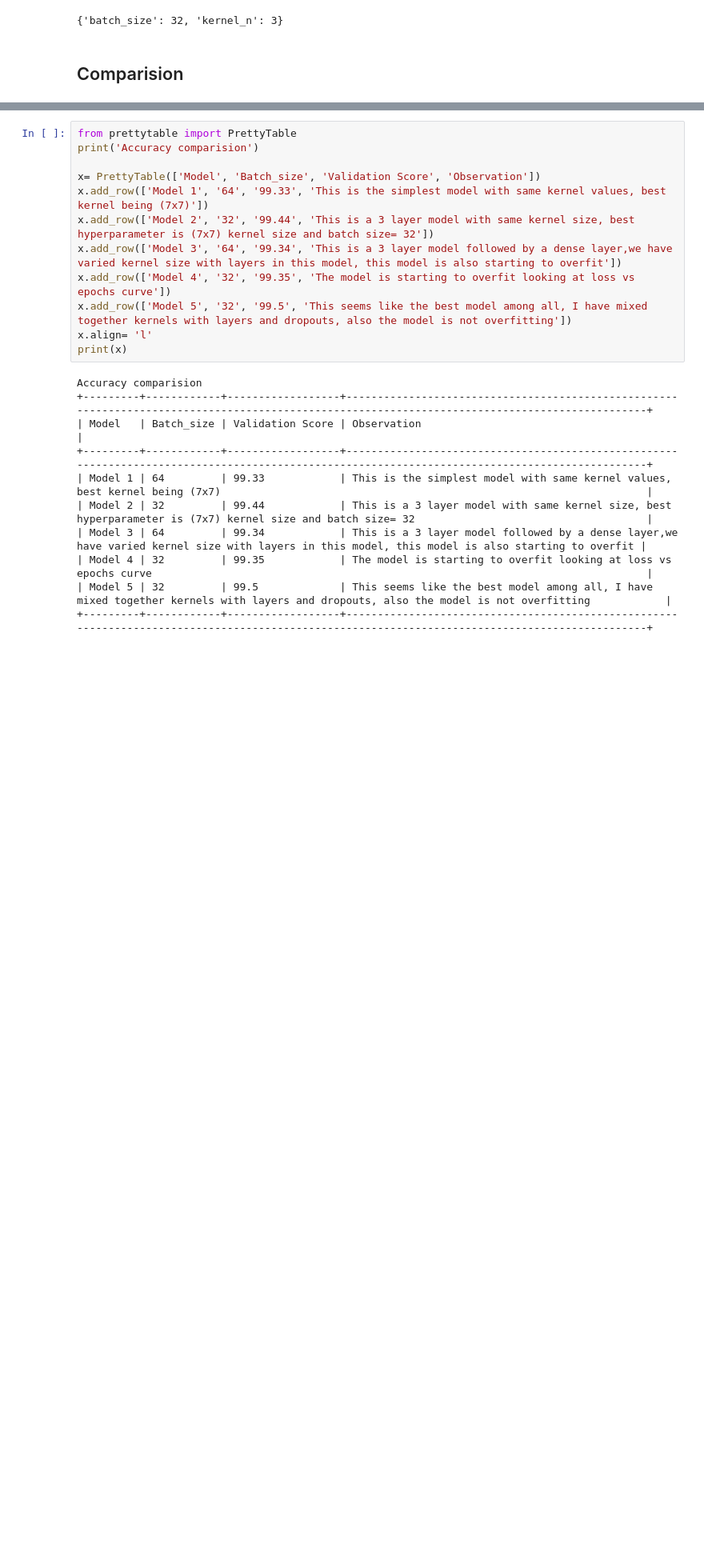
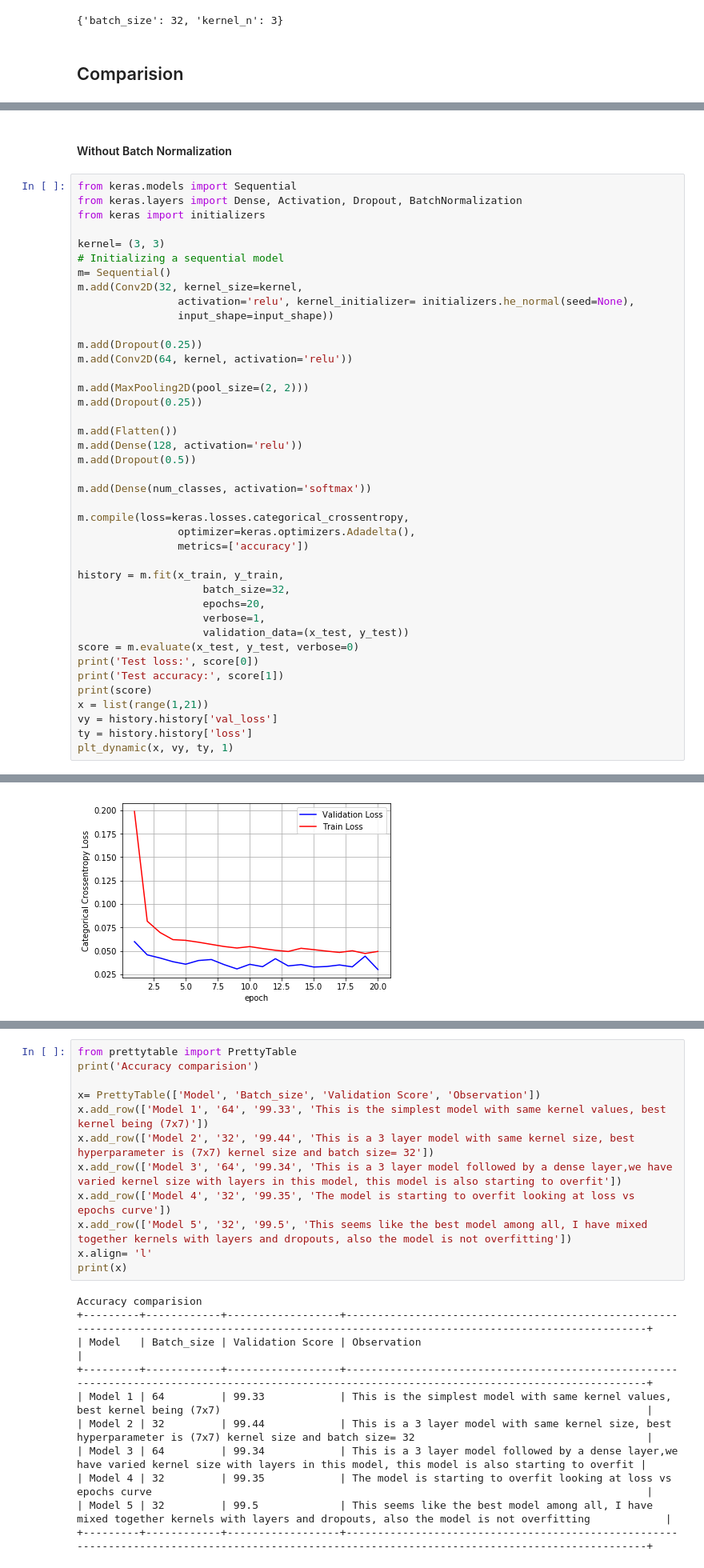
Before and after one commit to data-science-and-machine-learning/CNN-MNIST, a Jupyter notebook: CNN_MNIST.ipynb, the cells around one changed output, grey strips where cells are left out. Shown at 80% size. Saved outputs shown, nothing was run; the diff lists cells and outputs as text; blank space fills up the shorter version.

Commit message:
Played with batch normalization, activation layer and optimizers

```diff
--- a/CNN_MNIST.ipynb
+++ b/CNN_MNIST.ipynb
@@ -1038,0 +1045,44 @@ Test accuracy: 0.9951
+# %% [markdown]
+#### Without Batch Normalization
+# %%
+from keras.models import Sequential
+from keras.layers import Dense, Activation, Dropout, BatchNormalization
+from keras import initializers
+
+kernel= (3, 3)
+# Initializing a sequential model
+m= Sequential()
+m.add(Conv2D(32, kernel_size=kernel,
+                activation='relu', kernel_initializer= initializers.he_normal(seed=None),
+                input_shape=input_shape))
+
+m.add(Dropout(0.25))
+m.add(Conv2D(64, kernel, activation='relu'))
+
+m.add(MaxPooling2D(pool_size=(2, 2)))
+m.add(Dropout(0.25))
+
+m.add(Flatten())
+m.add(Dense(128, activation='relu'))
+m.add(Dropout(0.5))
+
+m.add(Dense(num_classes, activation='softmax'))
+
+m.compile(loss=keras.losses.categorical_crossentropy,
+                optimizer=keras.optimizers.Adadelta(),
+                metrics=['accuracy'])
+
+history = m.fit(x_train, y_train,
+                    batch_size=32,
+                    epochs=20,
+                    verbose=1,
+                    validation_data=(x_test, y_test))
+score = m.evaluate(x_test, y_test, verbose=0)
+print('Test loss:', score[0])
+print('Test accuracy:', score[1])
+print(score)
+x = list(range(1,21))
+vy = history.history['val_loss']
+ty = history.history['loss']
+plt_dynamic(x, vy, ty, 1)
+# %% [output]
@@ -1038,0 +1106 @@ Test accuracy: 0.9951
+[figure, added]
```
Also changed, not shown: parts of 24 cells of this notebook.
